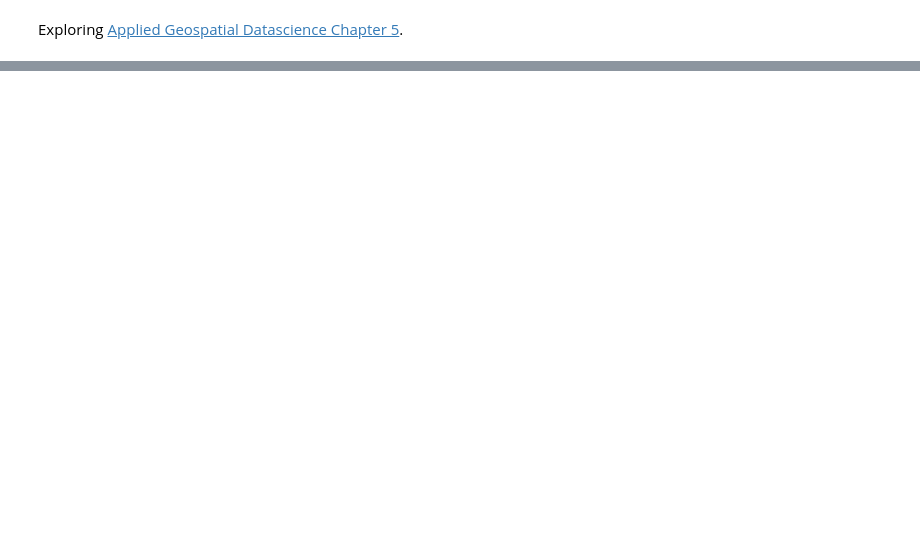
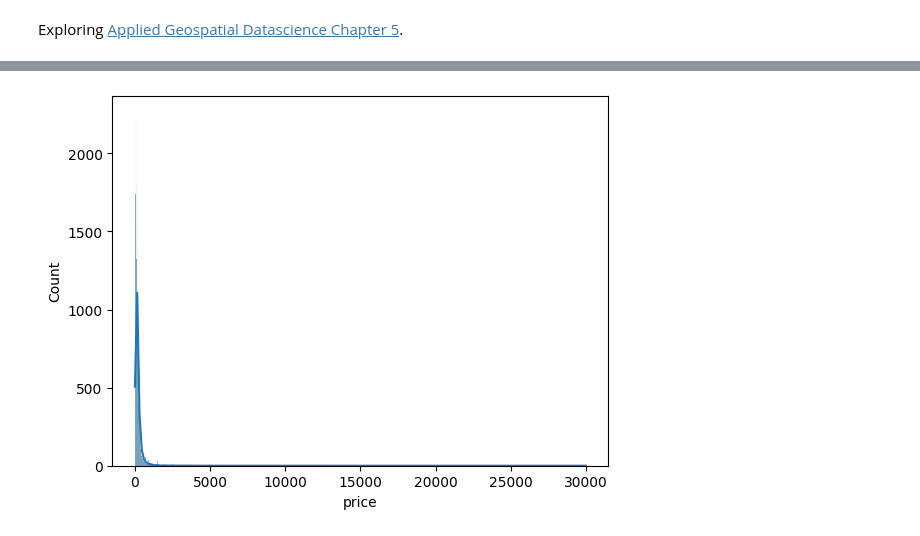
Before and after one commit to domoench/geospatial, a Jupyter notebook: AirBnB Listings EDA/AirBnB Listings EDA.ipynb, the cells around one changed output, grey strips where cells are left out. Saved outputs shown, nothing was run; the diff lists cells and outputs as text; code cells hidden in the pictures; blank space fills up the shorter version.

```diff
--- a/AirBnB Listings EDA/AirBnB Listings EDA.ipynb
+++ b/AirBnB Listings EDA/AirBnB Listings EDA.ipynb
@@ -9,3 +12,6 @@ data_path = 'AirBnB Listings EDA/data/'
 # %%
 # Load AirBnB listings data (from http://insideairbnb.com/get-the-data/)
 listings = pd.read_csv(data_path + 'listings.csv.gz', compression='gzip')
+
+# Subset to columns of interest
+listings_sub = listings[['id','property_type','neighbourhood_cleansed', 'neighbourhood_group_cleansed','price','latitude','longitude']].copy()
@@ -21,0 +18,3 @@ listings.head()
+# %%
+# Convert price strings to floats to enable math-ing them
+listings_sub['price'] = listings_sub['price'].replace("[$,]", "", regex=True).astype(float)
@@ -21,0 +42,6 @@ listings.head()
+# %%
+# Show the skewedness of the price distribution
+sbn.histplot(listings_sub['price'], kde=True)
+plt.show()
+# %% [output]
+[figure, added]
```
Also changed, not shown: parts of 6 cells of this notebook, 2 other files.
